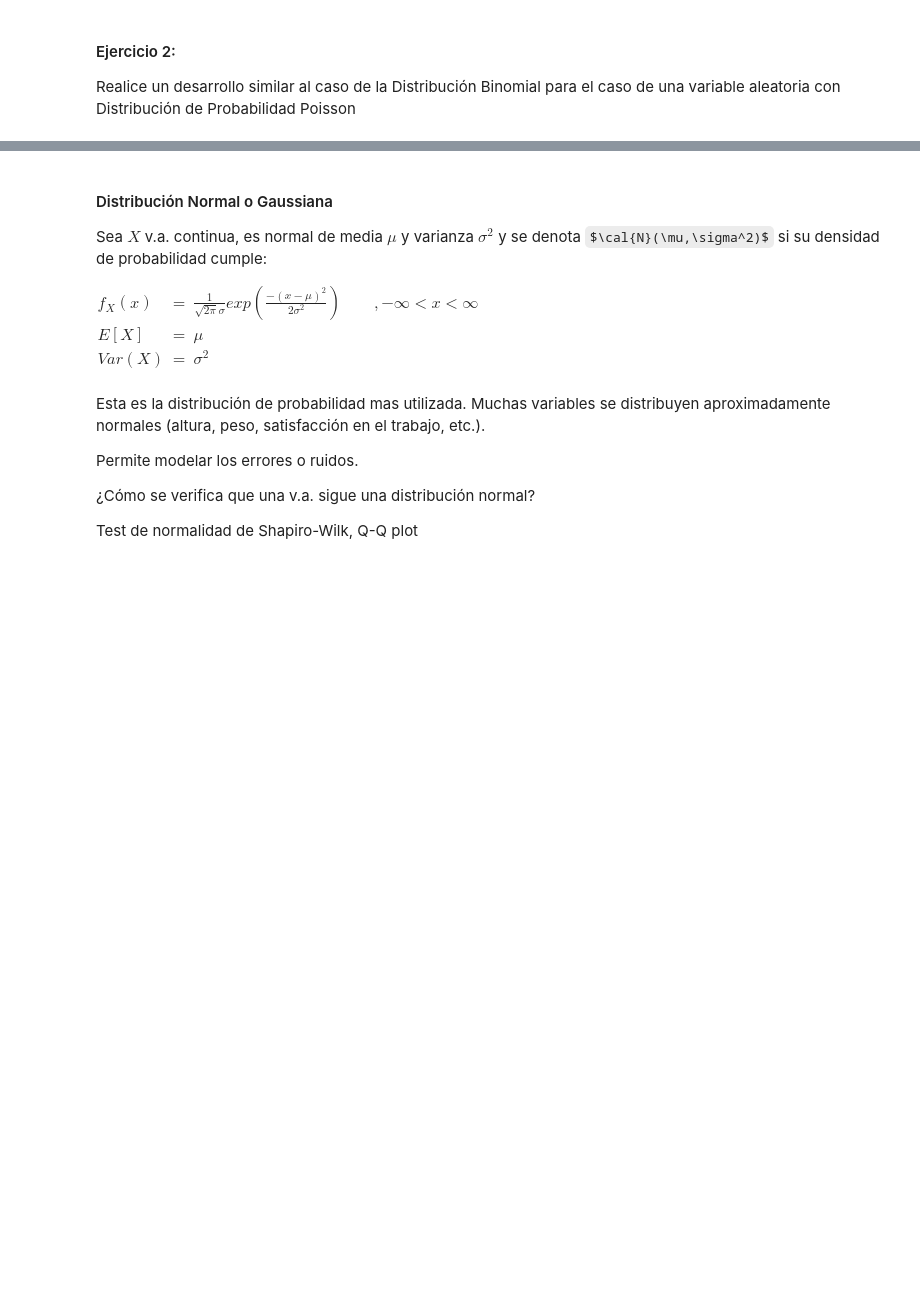
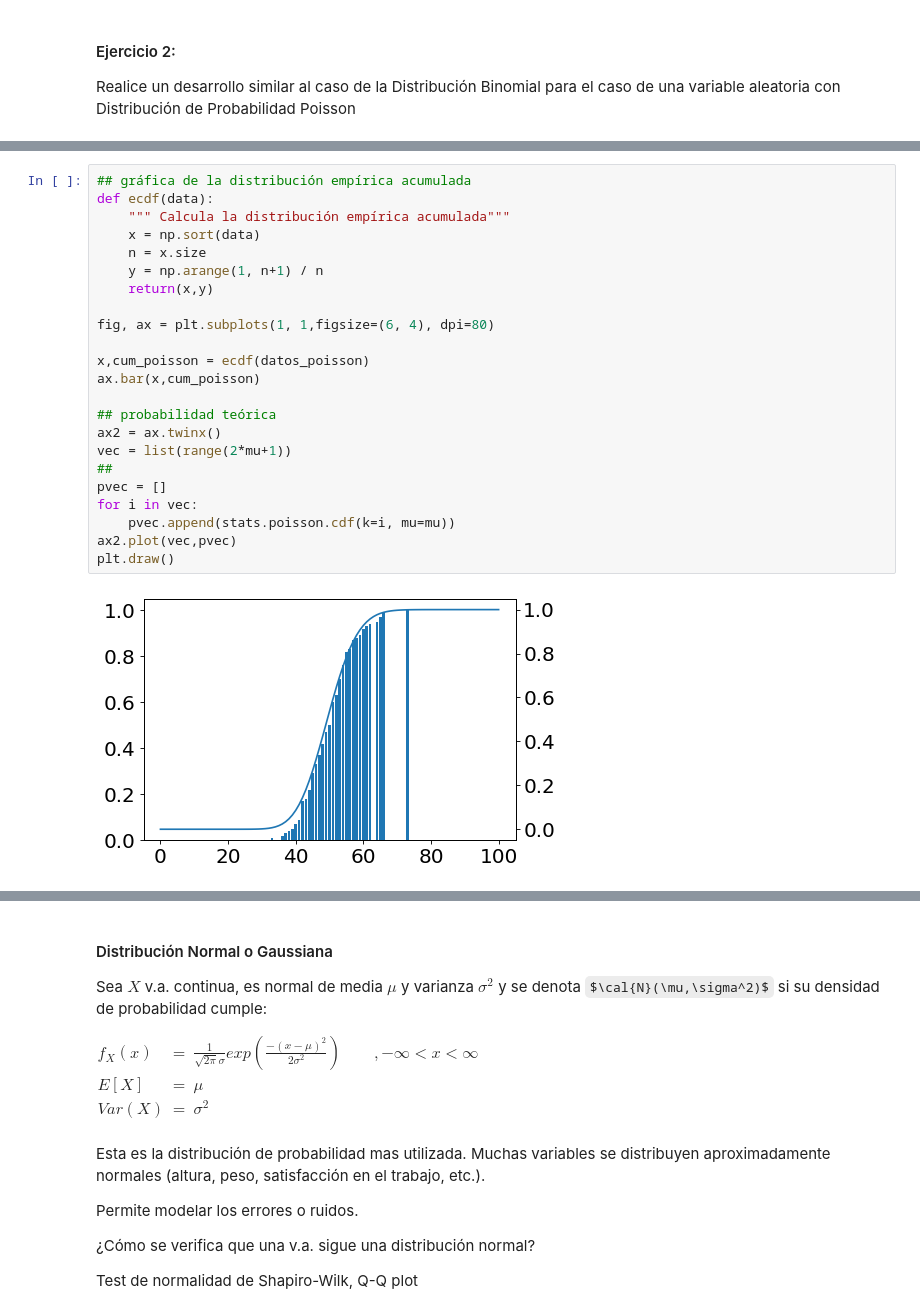
Before and after one commit to estebantejeda/INFO274, a Jupyter notebook: lab2/Laboratorio2.ipynb, the cells around one changed output, grey strips where cells are left out. Drawn from its saved outputs; the diff is of its cells as text; some formulas as TeX source; blank space fills up the shorter version.

```diff
--- a/lab2/Laboratorio2.ipynb
+++ b/lab2/Laboratorio2.ipynb
@@ -131,0 +171,25 @@ Realice un desarrollo similar al caso de la Distribución Binomial para el caso
+# %%
+## gráfica de la distribución empírica acumulada
+def ecdf(data):
+    """ Calcula la distribución empírica acumulada"""
+    x = np.sort(data)
+    n = x.size
+    y = np.arange(1, n+1) / n
+    return(x,y)
+
+fig, ax = plt.subplots(1, 1,figsize=(6, 4), dpi=80)
+
+x,cum_poisson = ecdf(datos_poisson)
+ax.bar(x,cum_poisson)
+
+## probabilidad teórica
+ax2 = ax.twinx()
+vec = list(range(2*mu+1))
+##
+pvec = []
+for i in vec:
+    pvec.append(stats.poisson.cdf(k=i, mu=mu))
+ax2.plot(vec,pvec)
+plt.draw()
+# %% [output]
+[figure, added]
```
Also changed, not shown: parts of 8 cells of this notebook.
